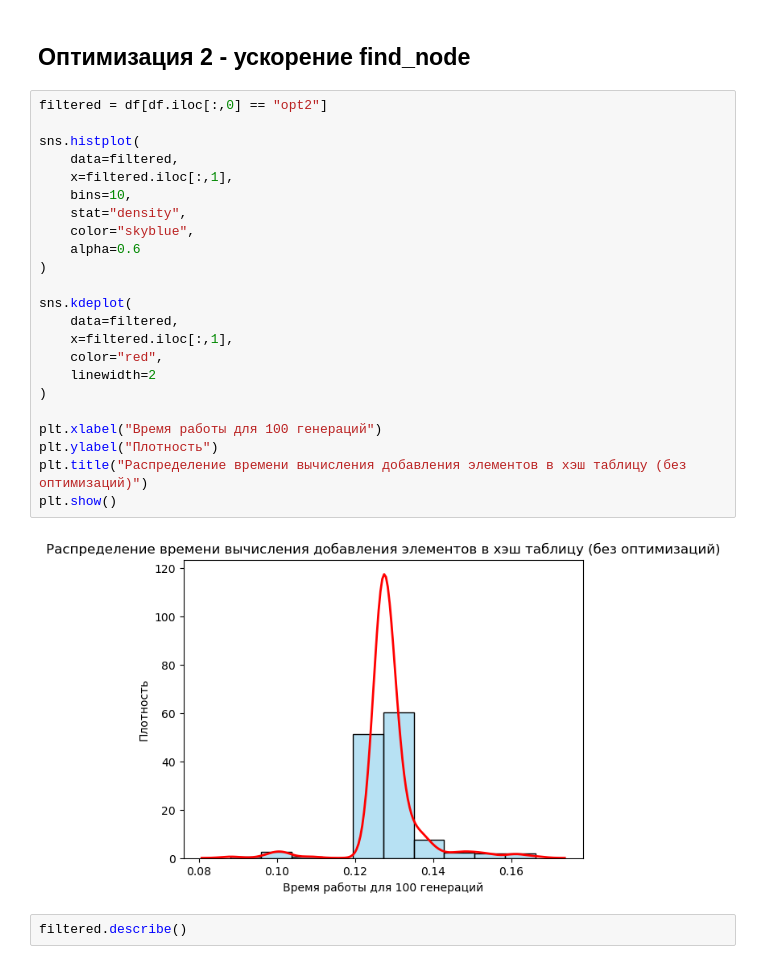
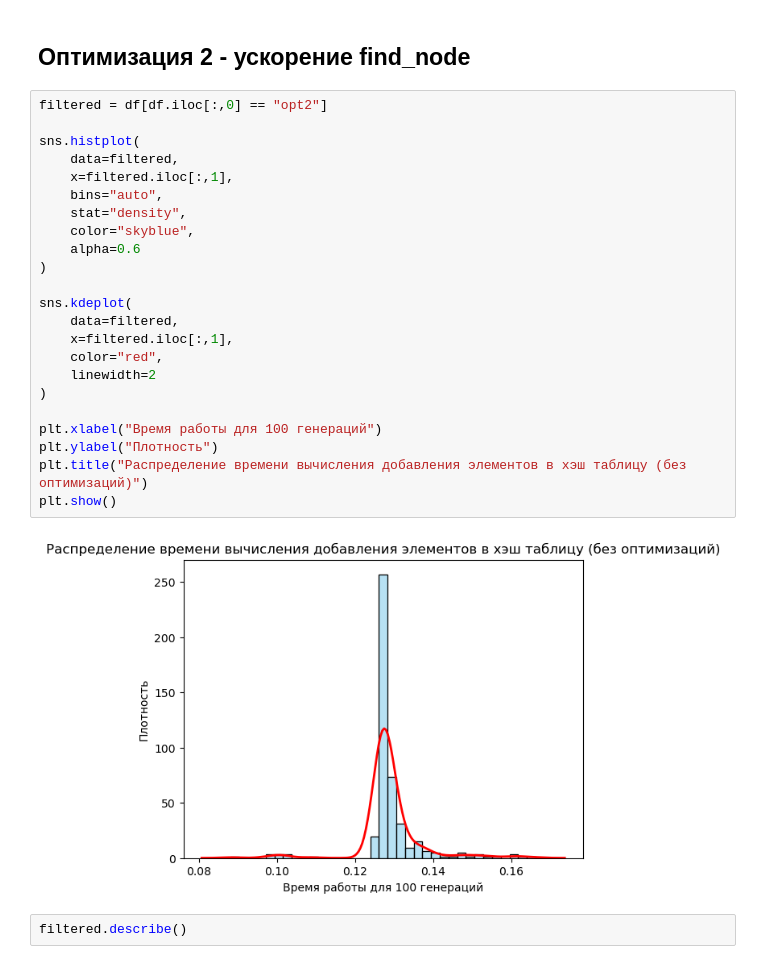
Before and after one commit to margocat57/Hash-Tables, a Jupyter notebook: analys.ipynb, the cells around one changed output. Drawn from its saved outputs; the diff is of its cells as text.

```diff
--- a/analys.ipynb
+++ b/analys.ipynb
@@ -452,28 +500,28 @@ node_t* find_node(node_t* node, const uint32_t hash, const char* key)
 # %%
 filtered = df[df.iloc[:,0] == "opt2"]
 
 sns.histplot(
     data=filtered,
     x=filtered.iloc[:,1],
-    bins=10,
+    bins="auto",
     stat="density",
     color="skyblue",
     alpha=0.6
 )
 
 sns.kdeplot(
     data=filtered,
     x=filtered.iloc[:,1],
     color="red",
     linewidth=2
 )
 
 plt.xlabel("Время работы для 100 генераций")
 plt.ylabel("Плотность")
 plt.title("Распределение времени вычисления добавления элементов в хэш таблицу (без оптимизаций)")
 plt.show()
 # %% [output]
-[figure, old version]
+[figure, new version]
 # %%
 filtered.describe()
 # %% [output]
```
Also changed, not shown: parts of 19 cells of this notebook, 11 other files.
